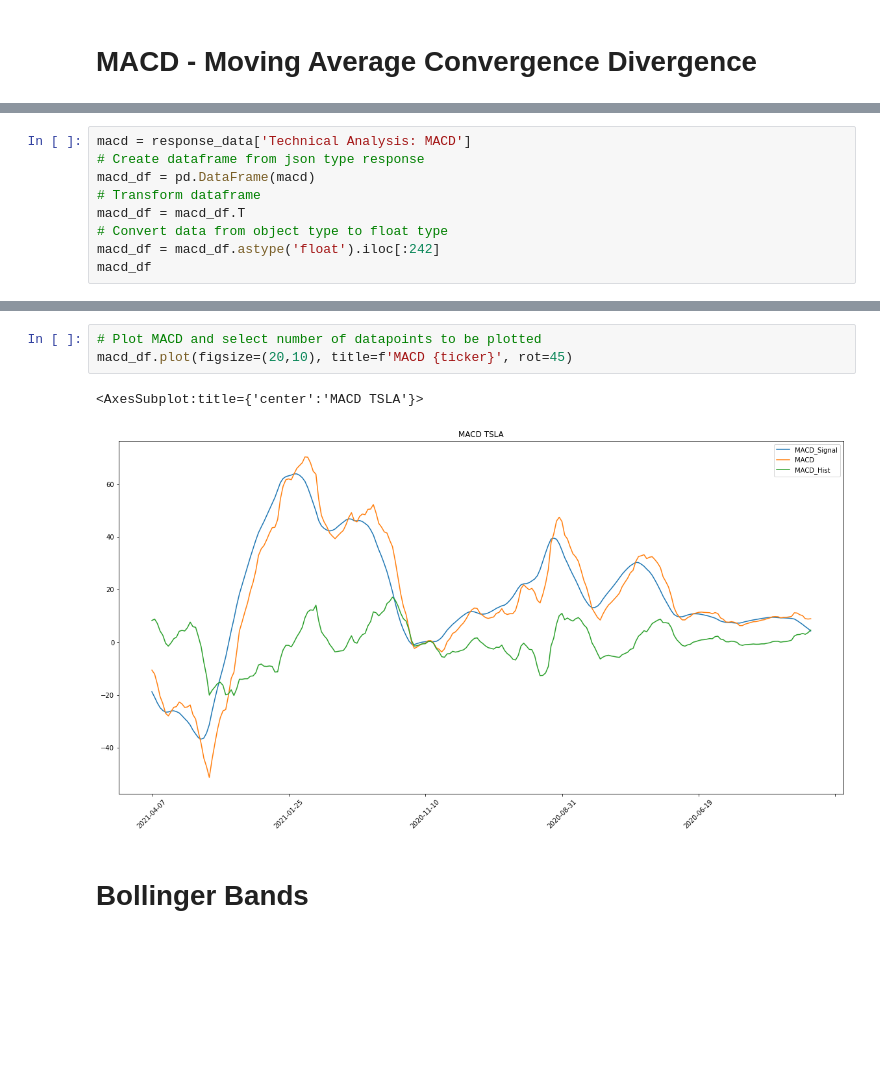
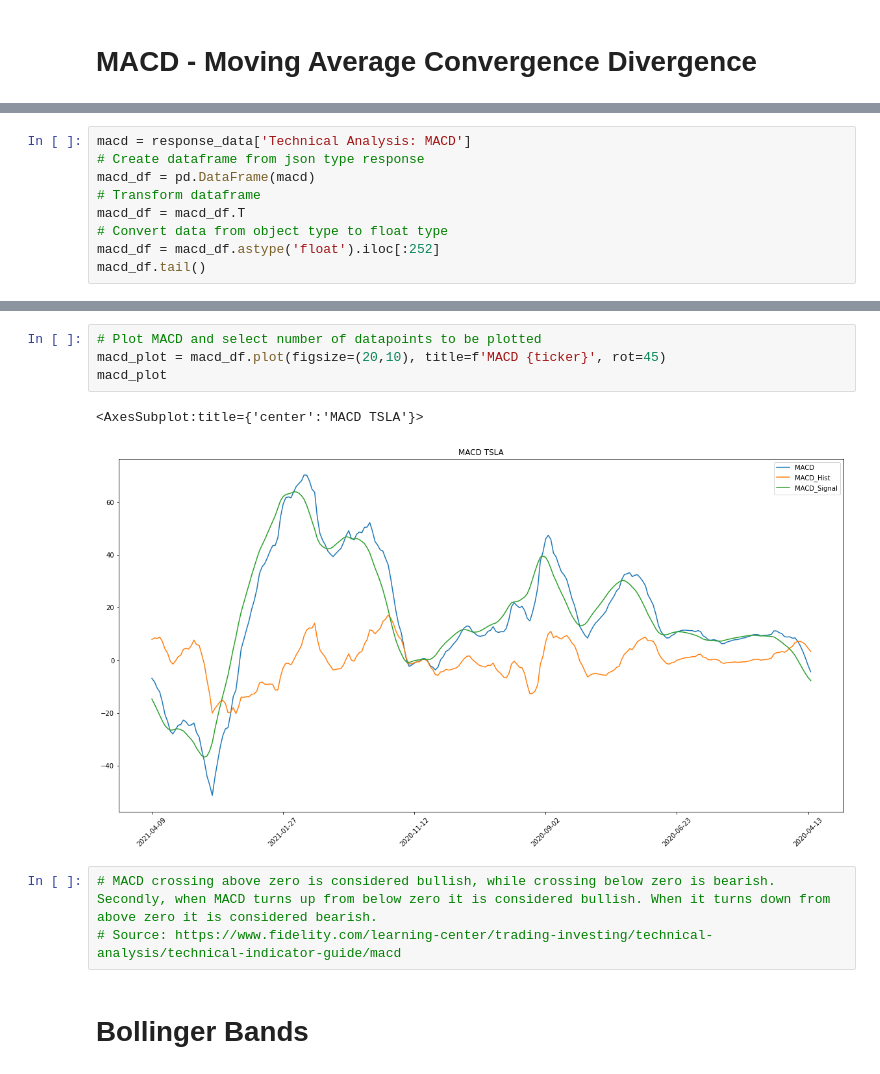
Before and after one commit to dbogatic/technical_indicators, a Jupyter notebook: alpha_vantage.ipynb, the cells around one changed output, grey strips where cells are left out. Saved outputs shown, nothing was run; the diff lists cells and outputs as text; blank space fills up the shorter version.

```diff
--- a/alpha_vantage.ipynb
+++ b/alpha_vantage.ipynb
@@ -104,6 +105,6 @@ macd_df = pd.DataFrame(macd)
 # Transform dataframe
 macd_df = macd_df.T
 # Convert data from object type to float type
-macd_df = macd_df.astype('float').iloc[:242]
-macd_df
+macd_df = macd_df.astype('float').iloc[:252]
+macd_df.tail()
 # %% [output]
@@ -123,9 +117,13 @@ macd_df
 # %%
 # Plot MACD and select number of datapoints to be plotted
-macd_df.plot(figsize=(20,10), title=f'MACD {ticker}', rot=45)
+macd_plot = macd_df.plot(figsize=(20,10), title=f'MACD {ticker}', rot=45)
+macd_plot
 # %% [output]
 <AxesSubplot:title={'center':'MACD TSLA'}>
-[figure, old version]
+[figure, new version]
+# %%
+# MACD crossing above zero is considered bullish, while crossing below zero is bearish. Secondly, when MACD turns up from below zero it is considered bullish. When it turns down from above zero it is considered bearish.
+# Source: https://www.fidelity.com/learning-center/trading-investing/technical-analysis/technical-indicator-guide/macd
 # %% [markdown]
 # Bollinger Bands
 # %%
```
Also changed, not shown: parts of 15 cells of this notebook.
